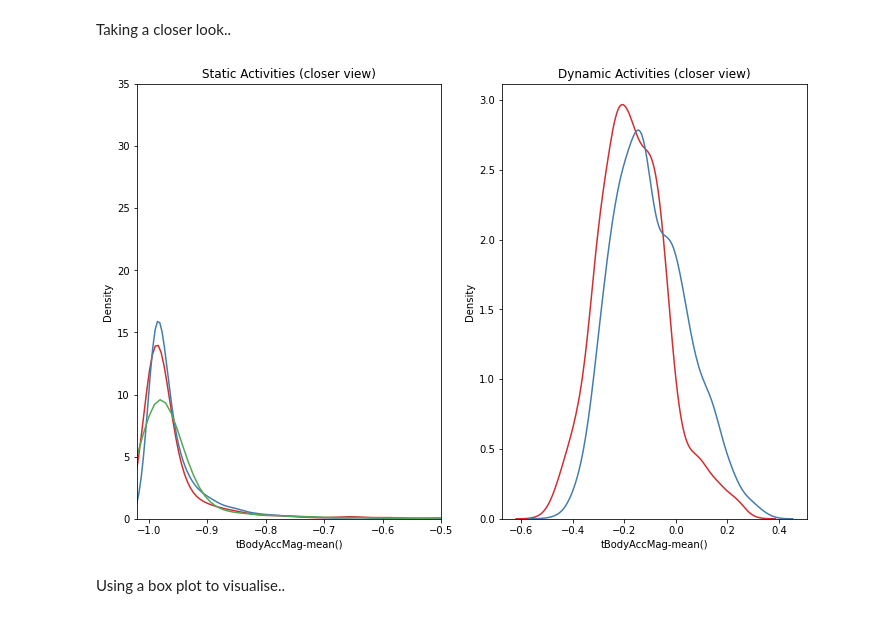
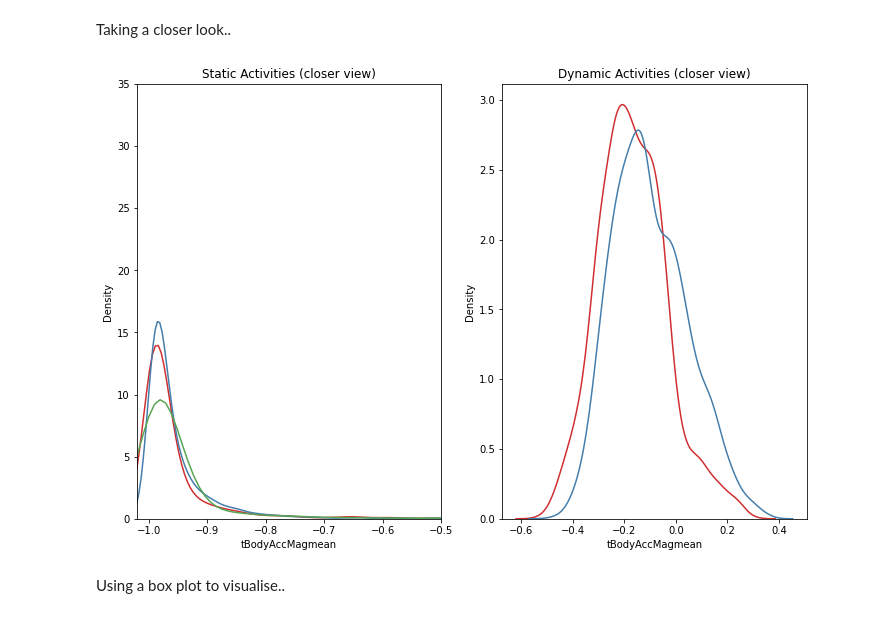
Before and after one commit to mshamesh/HumanActivityRecognition, a Jupyter notebook: Smartphones_assignment.ipynb, the cells around one changed output. Drawn from its saved outputs; the diff is of its cells as text; code cells hidden in the pictures.

```diff
--- a/Smartphones_assignment.ipynb
+++ b/Smartphones_assignment.ipynb
@@ -31,6 +32,12 @@ activity_data.head(2)
 | 0 | 0.288585 | -0.020294 | -0.132905 | -0.995279 | -0.983111 | ... |
 | 1 | 0.278419 | -0.016411 | -0.123520 | -0.998245 | -0.975300 | ... |
 2 rows × 563 columns
+# %%
+## Removing ()
+
+activity_data.columns = activity_data.columns.str.replace('[()]','')
+activity_data.columns = activity_data.columns.str.replace('[-]','')
+activity_data.columns = activity_data.columns.str.replace('[,]','')
 # %%
 # To identify all features in data set
 
@@ -146,17 +151,17 @@ Taking a closer look..
 # %%
 plt.figure(figsize = (12,8))
 plt.subplot(1,2,1)
 plt.title("Static Activities (closer view)")
-sns.distplot(activity_data[activity_data["Activity"]=="SITTING"]['tBodyAccMag-mean()'], hist = False, label = 'Sitting');
-sns.distplot(activity_data[activity_data["Activity"]=="STANDING"]['tBodyAccMag-mean()'], hist = False, label = 'Standing');
-sns.distplot(activity_data[activity_data["Activity"]=="LAYING"]['tBodyAccMag-mean()'], hist = False, label = 'Laying');
+sns.distplot(activity_data[activity_data["Activity"]=="SITTING"]['tBodyAccMagmean'], hist = False, label = 'Sitting');
+sns.distplot(activity_data[activity_data["Activity"]=="STANDING"]['tBodyAccMagmean'], hist = False, label = 'Standing');
+sns.distplot(activity_data[activity_data["Activity"]=="LAYING"]['tBodyAccMagmean'], hist = False, label = 'Laying');
 plt.axis([-1.02, -0.5, 0, 35])
 plt.subplot(1,2,2)
 plt.title("Dynamic Activities (closer view)")
-sns.distplot(activity_data[activity_data["Activity"]=="WALKING"]["tBodyAccMag-mean()"], hist = False, label ="Sitting");
-sns.distplot(activity_data[activity_data["Activity"]=="WALKING_UPSTAIRS"]['tBodyAccMag-mean()'], hist = False, label = 'Laying');
+sns.distplot(activity_data[activity_data["Activity"]=="WALKING"]["tBodyAccMagmean"], hist = False, label ="Sitting");
+sns.distplot(activity_data[activity_data["Activity"]=="WALKING_UPSTAIRS"]['tBodyAccMagmean'], hist = False, label = 'Laying');
 # %% [output]
-[figure, old version]
+[figure, new version]
 # %% [markdown]
 Using a box plot to visualise..
 # %%
```
Also changed, not shown: parts of 14 cells of this notebook.
